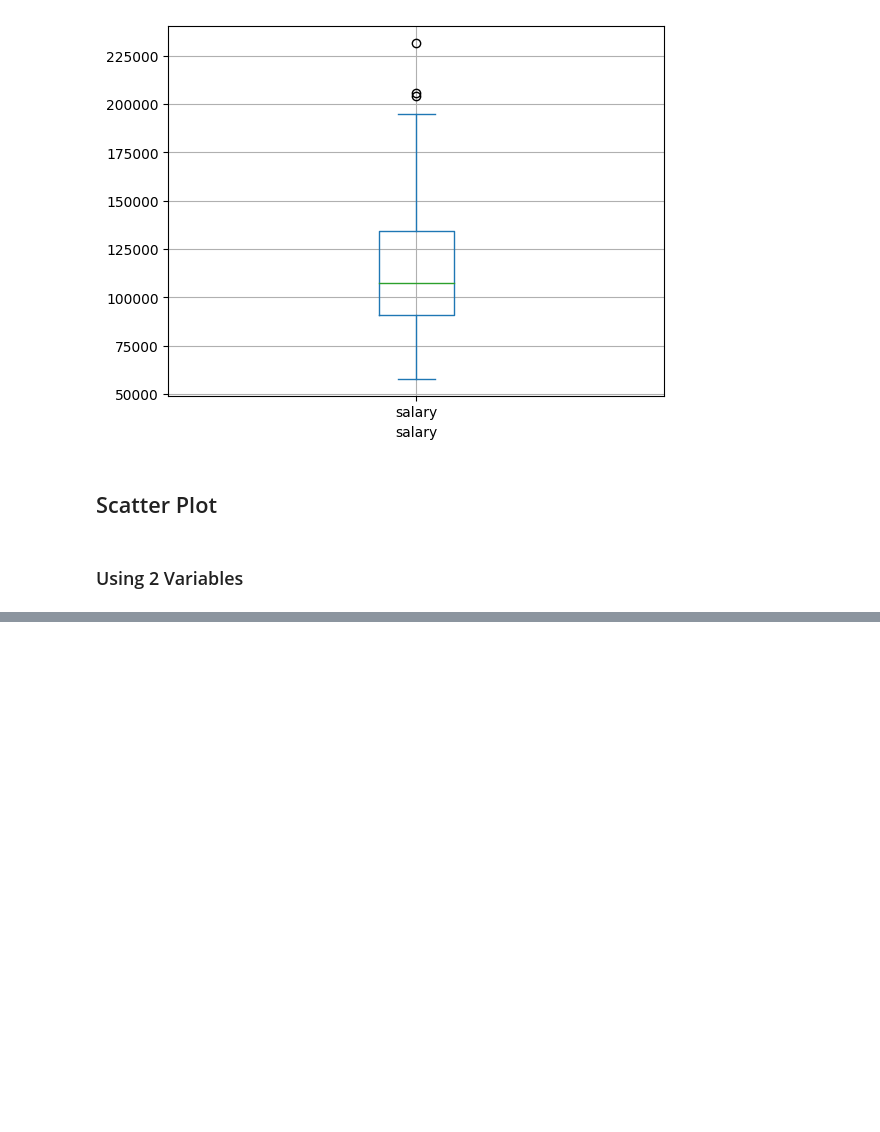
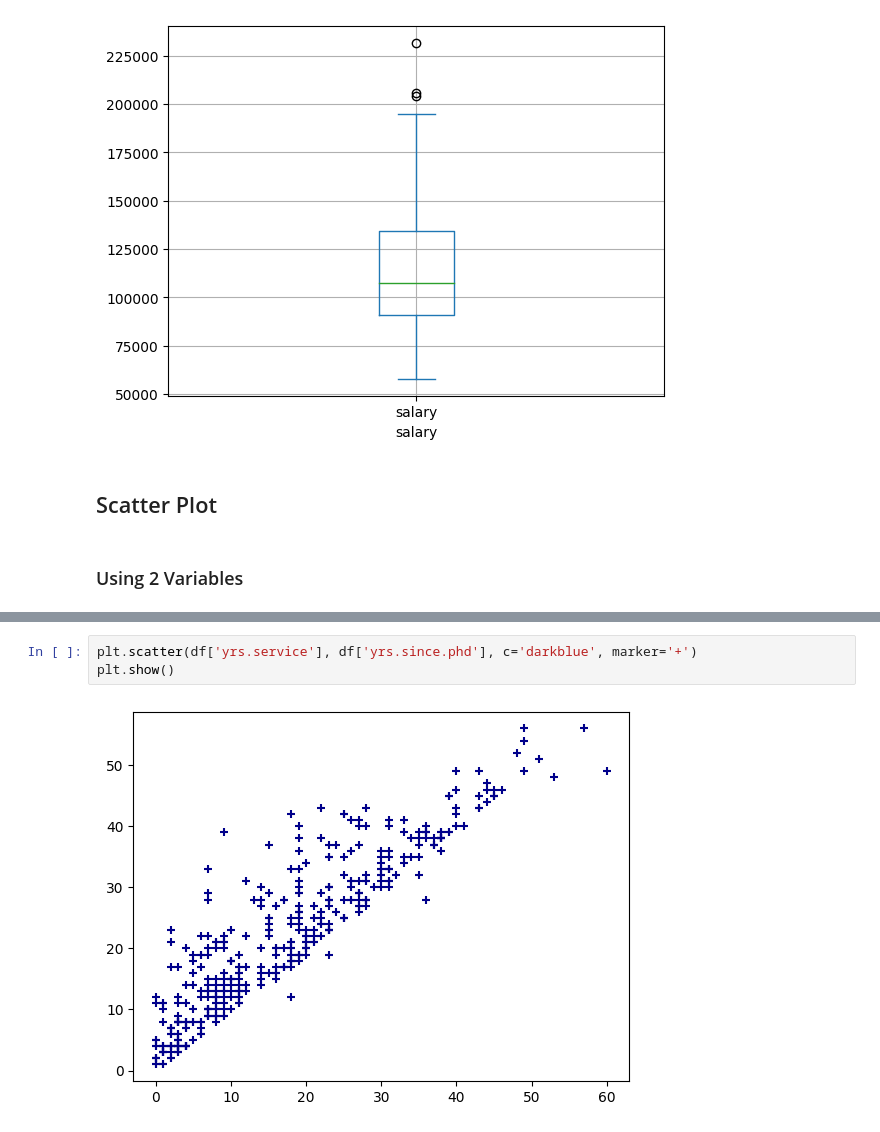
Before and after one commit to prasantmahato/machine_learning, a Jupyter notebook: UNIT-1/matplotlib.ipynb, the cells around one changed output, grey strips where cells are left out. Saved outputs shown, nothing was run; the diff lists cells and outputs as text; blank space fills up the shorter version.

```diff
--- a/UNIT-1/matplotlib.ipynb
+++ b/UNIT-1/matplotlib.ipynb
@@ -77,0 +83,5 @@ plt.show()
+# %%
+plt.scatter(df['yrs.service'], df['yrs.since.phd'], c='darkblue', marker='+')
+plt.show()
+# %% [output]
+[figure, added]
```
Also changed, not shown: parts of 5 cells of this notebook.
